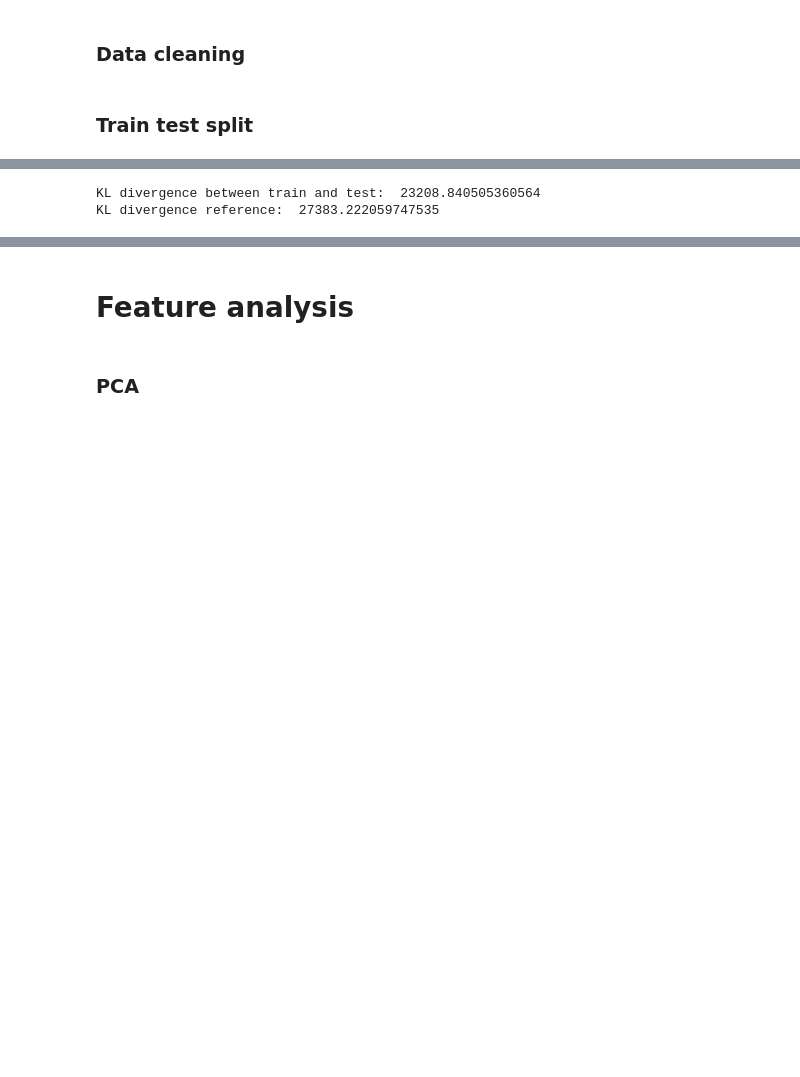
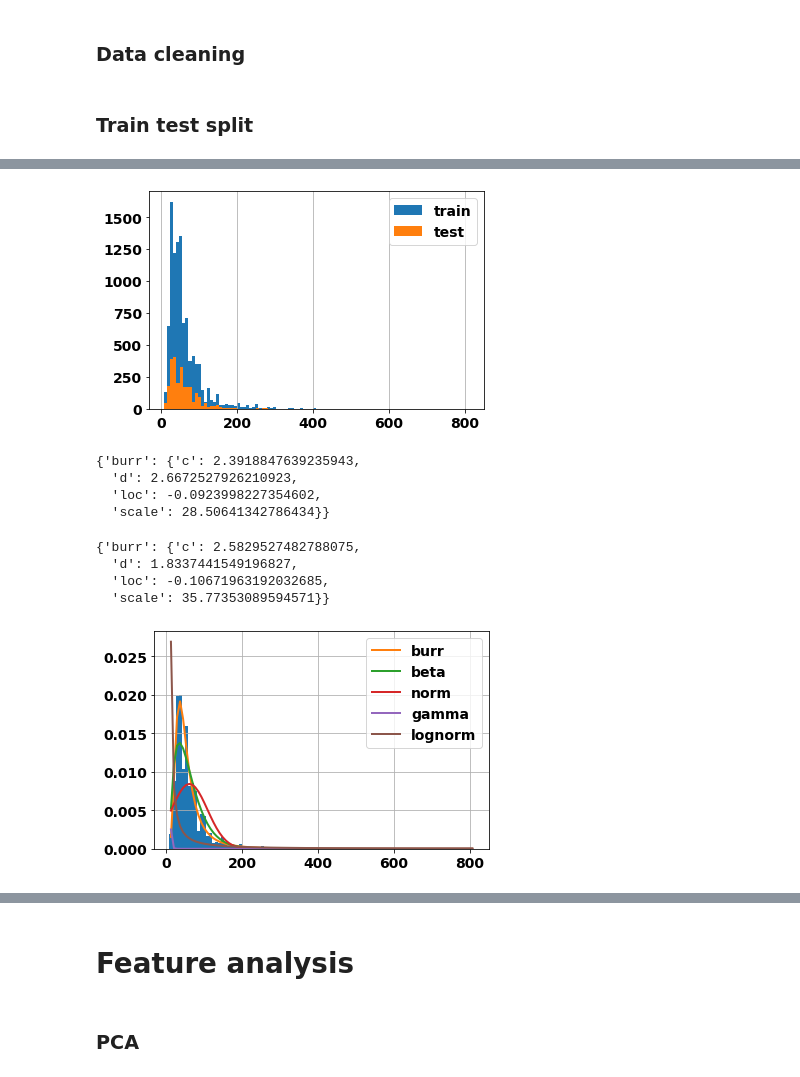
Before and after one commit to jose-melo/airbnb-berlin-price, a Jupyter notebook: src/berlin.ipynb, the cells around one changed output, grey strips where cells are left out. Drawn from its saved outputs; the diff is of its cells as text; code cells hidden in the pictures; blank space fills up the shorter version.

Commit message:
some graphs

```diff
--- a/src/berlin.ipynb
+++ b/src/berlin.ipynb
@@ -184,10 +176,0 @@ def preprocess_square_feet(df : pd.DataFrame):
-# %%
-X_square, y_square = preprocess_square_feet(df_train)
-X_square_train, X_square_test, y_square_train, y_square_test = sklearn.model_selection.train_test_split(X_square, y_square, test_size=0.2, random_state=42)
-
-from sklearn import linear_model
-clf_params = {}
-imputer_params = {'n_neighbors' : 3}
-pipe = fit_clf_scaler(linear_model.LinearRegression, X_square_train, y_square_train, clf_params, imputer_params, n_features=10)
-r_squared = pipe.score(X_square_test,y_square_test)
-y_square_pred = pipe.predict(X_square_test)
@@ -298,6 +342,25 @@ X_train, X_test, y_train, y_test = sklearn.model_selection.train_test_split(X, y
 # %%
-plt.hist(y_train,bins=100, label='train')
-plt.hist(y_test, bins=100,label='test')
-plt.legend()
-plt.grid(axis='x')
-plt.show()
+def get_train_test_analysis():
+    plt.hist(y_train,bins=100, label='train')
+    plt.hist(y_test, bins=100,label='test')
+    plt.legend()
+    plt.grid(axis='x')
+    plt.show()
+
+    f = Fitter(y.values,
+            distributions=['gamma',
+                            'lognorm',
+                            "beta",
+                            "burr",
+                            "norm"])
+    f.fit()
+    f.summary()
+
+    f_train = Fitter(y_train.values, distributions=['burr'])
+    f_train.fit()
+
+    display(f_train.get_best())
+
+    f_test = Fitter(y_test.values, distributions=['burr'])
+    f_test.fit()
+    display(f_test.get_best())
@@ -341,12 +367,13 @@ display(f_test.get_best())
-# %%
-from scipy.special import rel_entr
-from scipy.stats import burr
-
-r_train = burr.rvs(**(f_train.get_best()['burr']),size=1000)
-r_test = burr.rvs(**(f_test.get_best()['burr']),size=1000)
-r_test_base = burr.rvs(**(f_test.get_best()['burr']),size=1000)
-print('KL divergence between train and test: ', sum(rel_entr(r_train, r_test)))
-print('KL divergence reference: ', sum(rel_entr(r_test, r_test_base)))
-# %% [output]
-KL divergence between train and test:  23208.840505360564
-KL divergence reference:  27383.222059747535
+# %%
+get_train_test_analysis()
+# %% [output]
+[figure, added]
+{'burr': {'c': 2.3918847639235943,
+  'd': 2.6672527926210923,
+  'loc': -0.0923998227354602,
+  'scale': 28.50641342786434}}
+{'burr': {'c': 2.5829527482788075,
+  'd': 1.8337441549196827,
+  'loc': -0.10671963192032685,
+  'scale': 35.77353089594571}}
+[figure, added]
```
Also changed, not shown: parts of 90 cells of this notebook, 1 other file.
